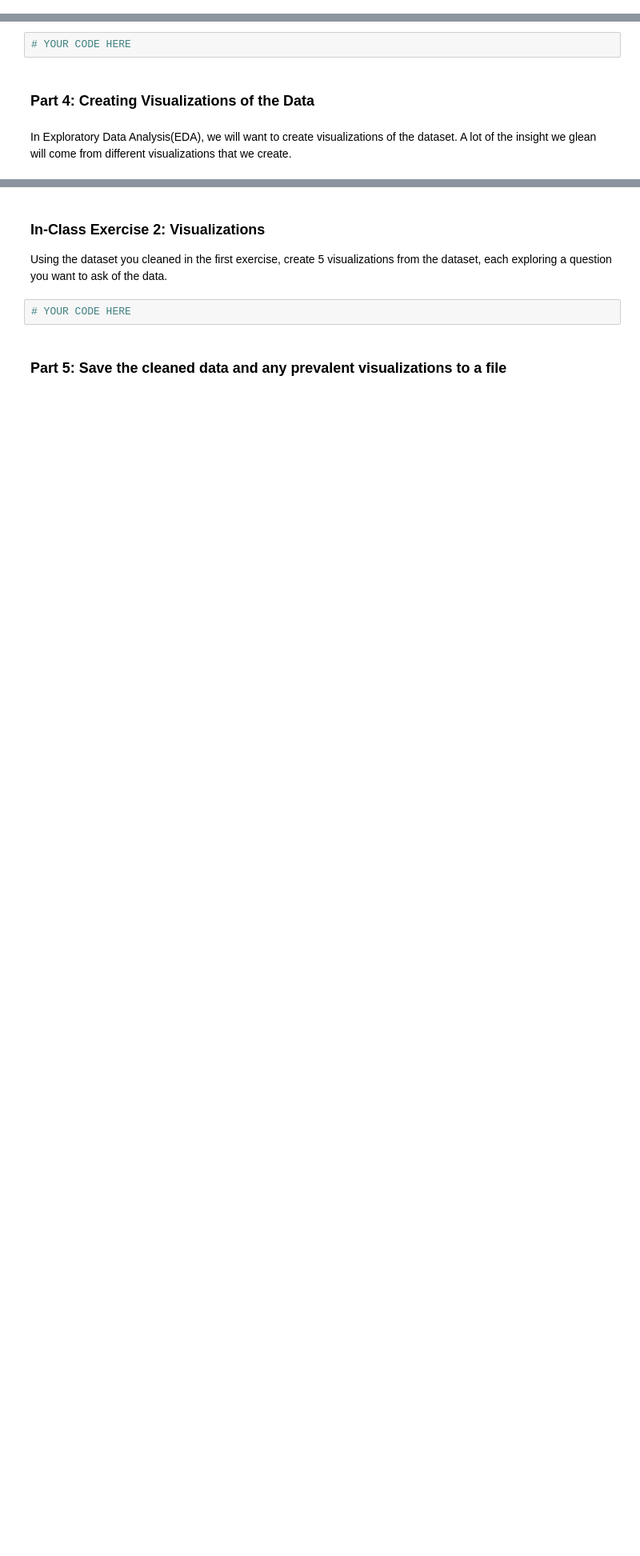
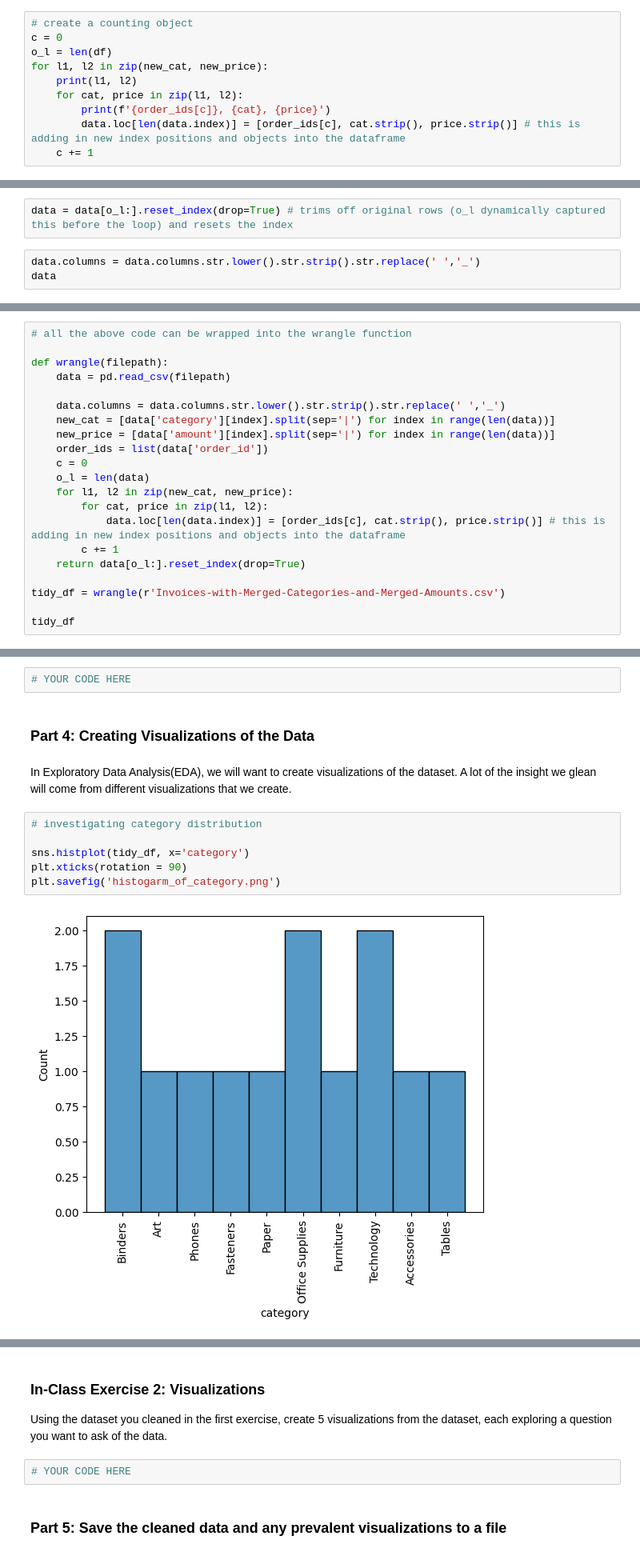
Before and after one commit to itesser/CT_Coursework, a Jupyter notebook: Week_4/Python for DA Day IV.ipynb, the cells around one changed output, grey strips where cells are left out. Shown at 80% size. Drawn from its saved outputs; the diff is of its cells as text; blank space fills up the shorter version.

```diff
--- a/Week_4/Python for DA Day IV.ipynb
+++ b/Week_4/Python for DA Day IV.ipynb
@@ -34,0 +80,10 @@ What do we think we need to do to this dataset to clean it properly?
+# %%
+# create a counting object
+c = 0
+o_l = len(df)
+for l1, l2 in zip(new_cat, new_price):
+    print(l1, l2)
+    for cat, price in zip(l1, l2):
+        print(f'{order_ids[c]}, {cat}, {price}')
+        data.loc[len(data.index)] = [order_ids[c], cat.strip(), price.strip()] # this is adding in new index positions and objects into the dataframe
+    c += 1
@@ -34,0 +129,5 @@ What do we think we need to do to this dataset to clean it properly?
+# %%
+data = data[o_l:].reset_index(drop=True) # trims off original rows (o_l dynamically captured this before the loop) and resets the index
+# %%
+data.columns = data.columns.str.lower().str.strip().str.replace(' ','_')
+data
@@ -34,0 +149,21 @@ What do we think we need to do to this dataset to clean it properly?
+# %%
+# all the above code can be wrapped into the wrangle function
+
+def wrangle(filepath):
+    data = pd.read_csv(filepath)
+
+    data.columns = data.columns.str.lower().str.strip().str.replace(' ','_')
+    new_cat = [data['category'][index].split(sep='|') for index in range(len(data))]
+    new_price = [data['amount'][index].split(sep='|') for index in range(len(data))]
+    order_ids = list(data['order_id'])
+    c = 0
+    o_l = len(data)
+    for l1, l2 in zip(new_cat, new_price):
+        for cat, price in zip(l1, l2):
+            data.loc[len(data.index)] = [order_ids[c], cat.strip(), price.strip()] # this is adding in new index positions and objects into the dataframe
+        c += 1
+    return data[o_l:].reset_index(drop=True)
+
+tidy_df = wrangle(r'Invoices-with-Merged-Categories-and-Merged-Amounts.csv')
+
+tidy_df
@@ -47,3 +197,11 @@ You will need to test your code in the notebook before adding it to your functio
 ### Part 4: Creating Visualizations of the Data
 # %% [markdown]
 In Exploratory Data Analysis(EDA), we will want to create visualizations of the dataset. A lot of the insight we glean will come from different visualizations that we create.
+# %%
+# investigating category distribution
+
+sns.histplot(tidy_df, x='category')
+plt.xticks(rotation = 90)
+plt.savefig('histogarm_of_category.png')
+# %% [output]
+[figure, added]
```
Also changed, not shown: parts of 20 cells of this notebook, 22 other files.
